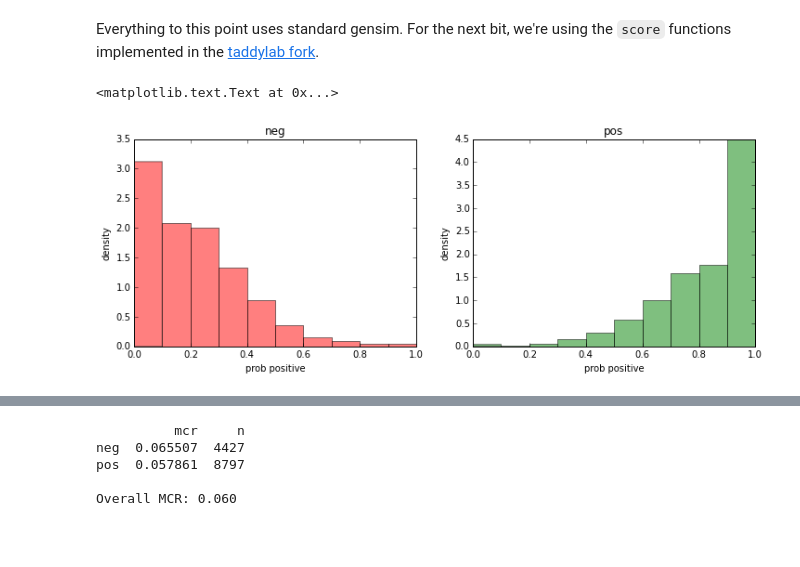
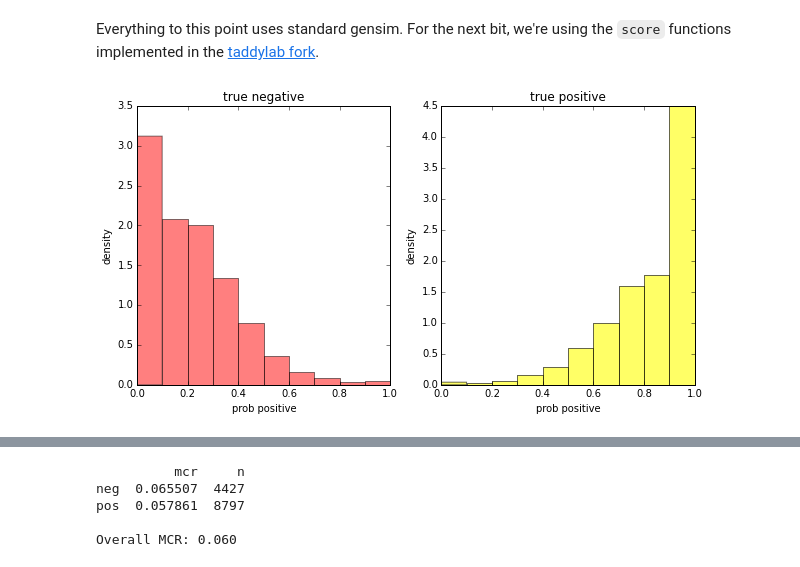
Before and after one commit to TaddyLab/deepir, a Jupyter notebook: w2v-inversion.ipynb, the cells around one changed output, grey strips where cells are left out. Cells and saved outputs as stored; diff of their text form; code cells hidden in the pictures; blank space fills up the shorter version.

```diff
--- a/w2v-inversion.ipynb
+++ b/w2v-inversion.ipynb
@@ -175,19 +175,19 @@ probs = {g: getprobs(testrev[g], docgrp) for g in docgrp }
 # %%
 import matplotlib.pyplot as plt
 %matplotlib inline
 
-fig = plt.figure(figsize=(12,4))
+fig = plt.figure(figsize=(10,5))
 
 fig.add_subplot(1,2,1)
 plt.hist(probs['neg']['pos'],color="red", alpha=.5, normed=1)
-plt.title("neg")
+plt.title("true negative")
 plt.xlabel("prob positive")
 plt.ylabel("density")
 fig.add_subplot(1,2,2)
-plt.hist(probs['pos']['pos'],color="green", alpha=.5, normed=1)
-plt.title("pos")
+plt.hist(probs['pos']['pos'],color="yellow", alpha=.6, normed=1)
+plt.title("true positive")
 plt.xlabel("prob positive")
 plt.ylabel("density")
+fig.savefig("graphs/coarseprobs2.pdf", format="pdf", bbox_inches="tight")
 # %% [output]
-<matplotlib.text.Text at 0x...>
-[figure, old version]
+[figure, new version]
```
Also changed, not shown: parts of 9 cells of this notebook, 2 other files.
